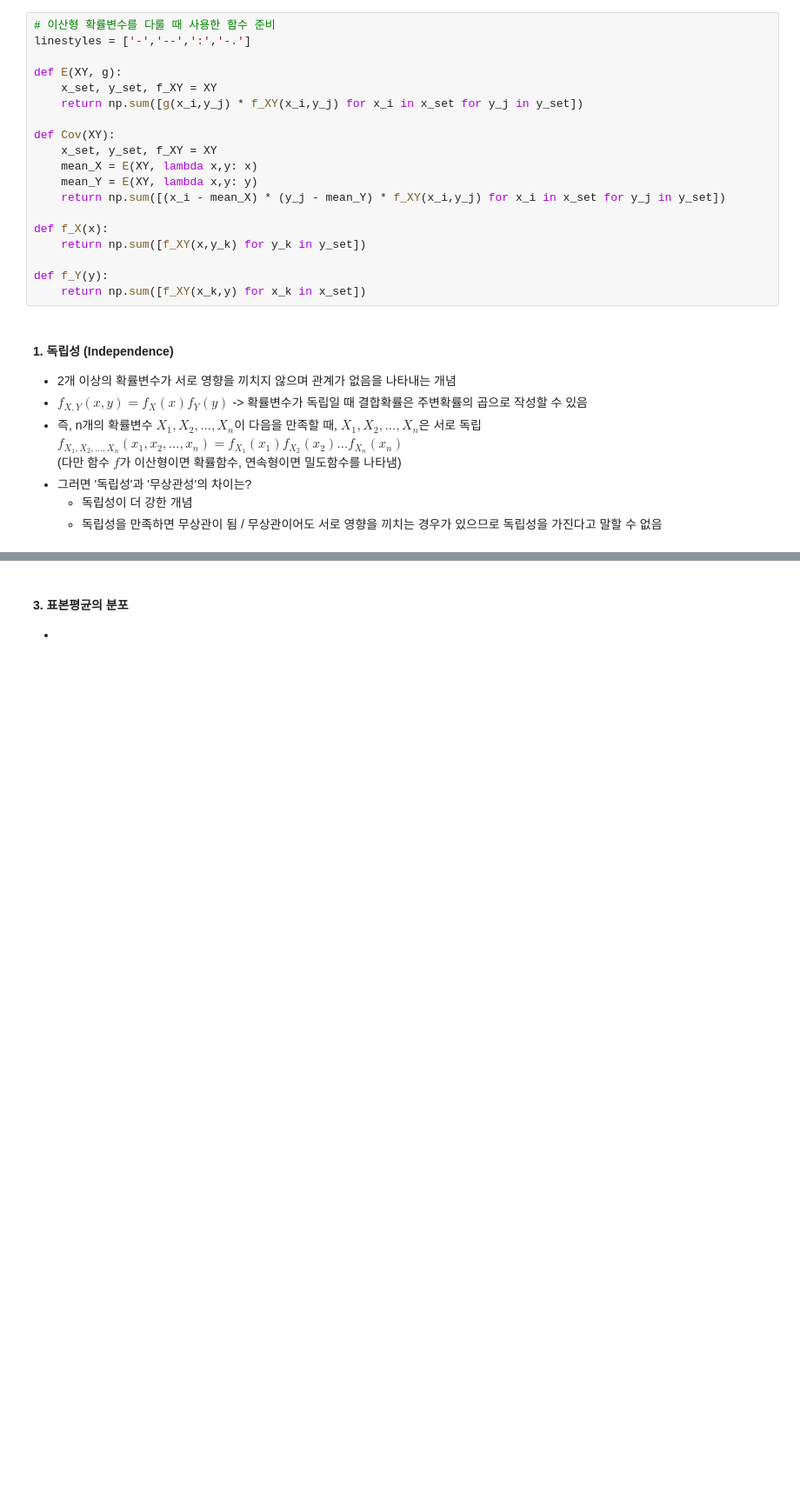
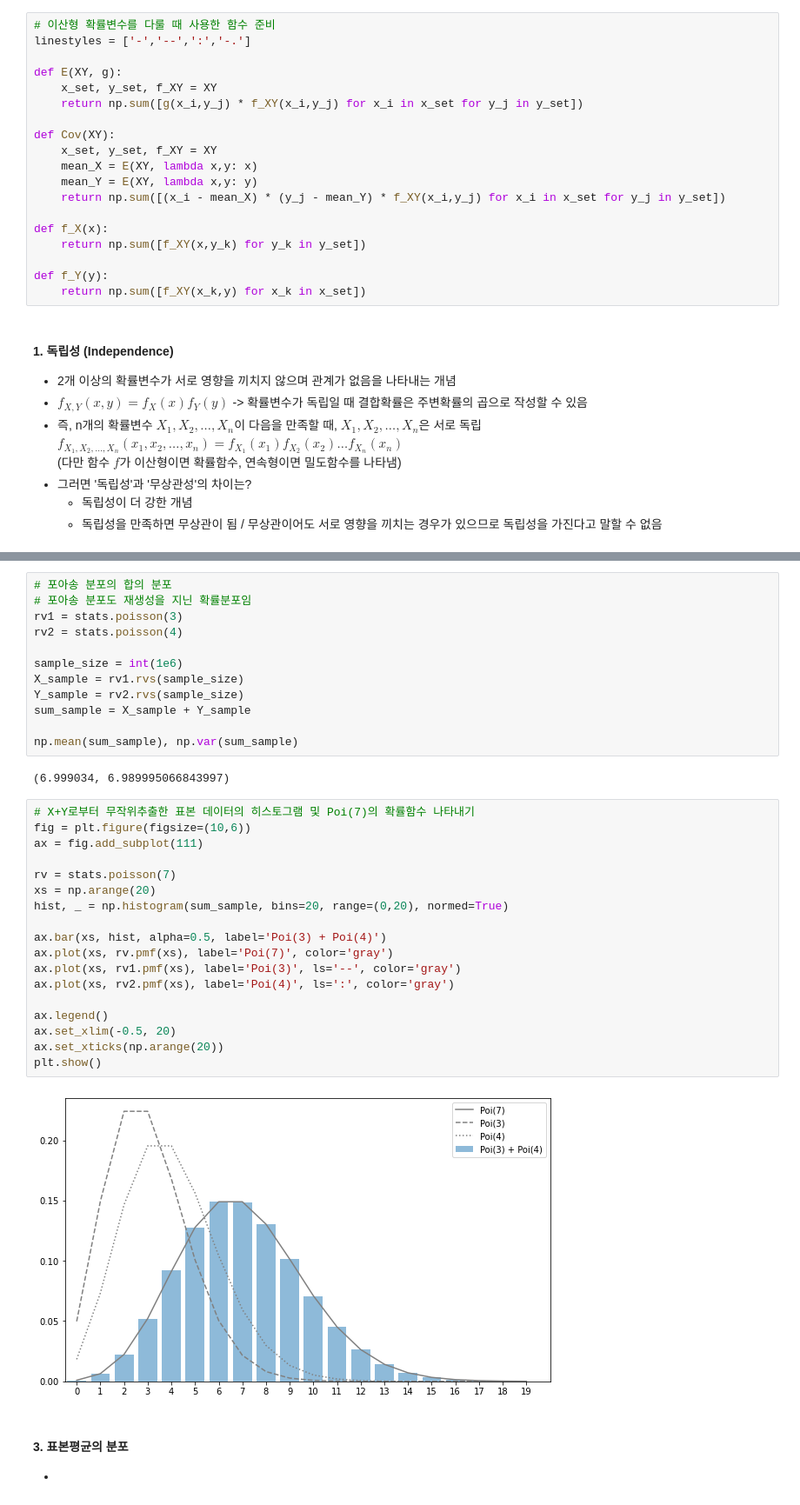
Before and after one commit to starfishkenny/Python, a Jupyter notebook: 20210120_python-statistics_independent identically distribution.ipynb, the cells around one changed output, grey strips where cells are left out. Shown at 87% size. Saved outputs shown, nothing was run; the diff lists cells and outputs as text; blank space fills up the shorter version.

```diff
--- a/20210120_python-statistics_independent identically distribution.ipynb
+++ b/20210120_python-statistics_independent identically distribution.ipynb
@@ -49,3 +134,37 @@ $f_{X_1,X_2,\dots,X_n}(x_1,x_2,\dots,x_n) = f_{X_1}(x_1)f_{X_2}(x_2)\dots f_{X_n
+# %%
+# 포아송 분포의 합의 분포
+# 포아송 분포도 재생성을 지닌 확률분포임
+rv1 = stats.poisson(3)
+rv2 = stats.poisson(4)
+
+sample_size = int(1e6)
+X_sample = rv1.rvs(sample_size)
+Y_sample = rv2.rvs(sample_size)
+sum_sample = X_sample + Y_sample
+
+np.mean(sum_sample), np.var(sum_sample)
+# %% [output]
+(6.999034, 6.989995066843997)
+# %%
+# X+Y로부터 무작위추출한 표본 데이터의 히스토그램 및 Poi(7)의 확률함수 나타내기
+fig = plt.figure(figsize=(10,6))
+ax = fig.add_subplot(111)
+
+rv = stats.poisson(7)
+xs = np.arange(20)
+hist, _ = np.histogram(sum_sample, bins=20, range=(0,20), normed=True)
+
+ax.bar(xs, hist, alpha=0.5, label='Poi(3) + Poi(4)')
+ax.plot(xs, rv.pmf(xs), label='Poi(7)', color='gray')
+ax.plot(xs, rv1.pmf(xs), label='Poi(3)', ls='--', color='gray')
+ax.plot(xs, rv2.pmf(xs), label='Poi(4)', ls=':', color='gray')
+
+ax.legend()
+ax.set_xlim(-0.5, 20)
+ax.set_xticks(np.arange(20))
+plt.show()
+# %% [output]
+[figure, added]
 # %% [markdown]
 #### 3. 표본평균의 분포
 *
```
Also changed, not shown: parts of 9 cells of this notebook.
